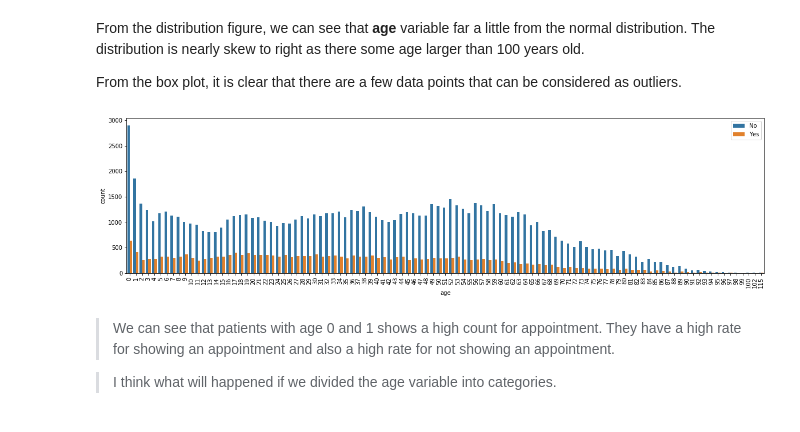
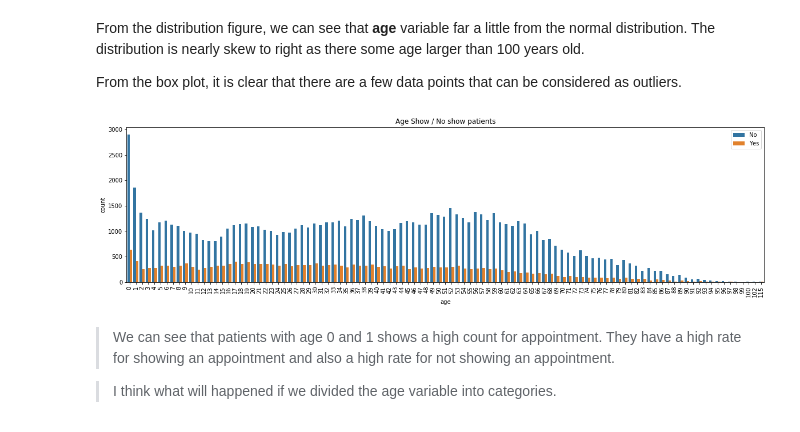
Before and after one commit to AhmedAAkl/Advanced_Data_Analysis_Nanodegree, a Jupyter notebook: Project1_Investigate_dataset/Medical_Appointment_No_Shows_Analysis.ipynb, the cells around one changed output. Drawn from its saved outputs; the diff is of its cells as text; code cells hidden in the pictures.

```diff
--- a/Project1_Investigate_dataset/Medical_Appointment_No_Shows_Analysis.ipynb
+++ b/Project1_Investigate_dataset/Medical_Appointment_No_Shows_Analysis.ipynb
@@ -272,14 +296,10 @@ From the distribution figure, we can see that **age** variable far a little from
 The distribution is nearly skew to right as there some age larger than 100 years old.
 
 From the box plot, it is clear that there are a few data points that can be considered as outliers.
-# %%
-plt.figure(figsize=(20,5))
-sns.countplot(x='age', hue='no_show', data=data);
-plt.xticks(rotation=90)
-plt.legend(loc='upper right')
-plt.show()
-# %% [output]
-[figure, removed]
+# %%
+draw_countfig(data,'age','no_show',rotation=90, title1= "Age Show / No show patients")
+# %% [output]
+[figure, added]
 # %% [markdown]
 > We can see that patients with age 0 and 1 shows a high count for appointment. They have a high rate for showing an appointment and also a high rate for not showing an appointment.
 
```
Also changed, not shown: parts of 21 cells of this notebook, 1 other file.
